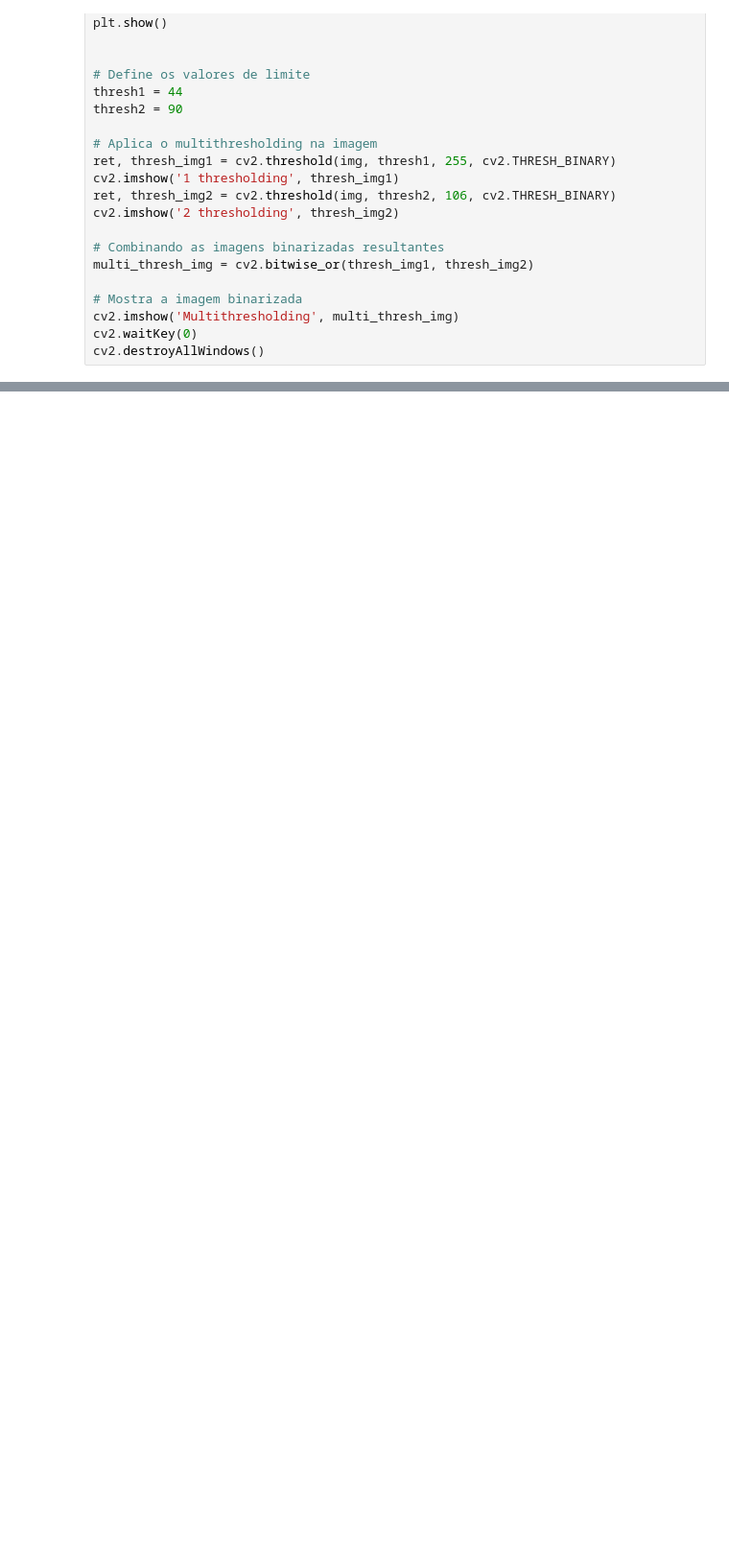
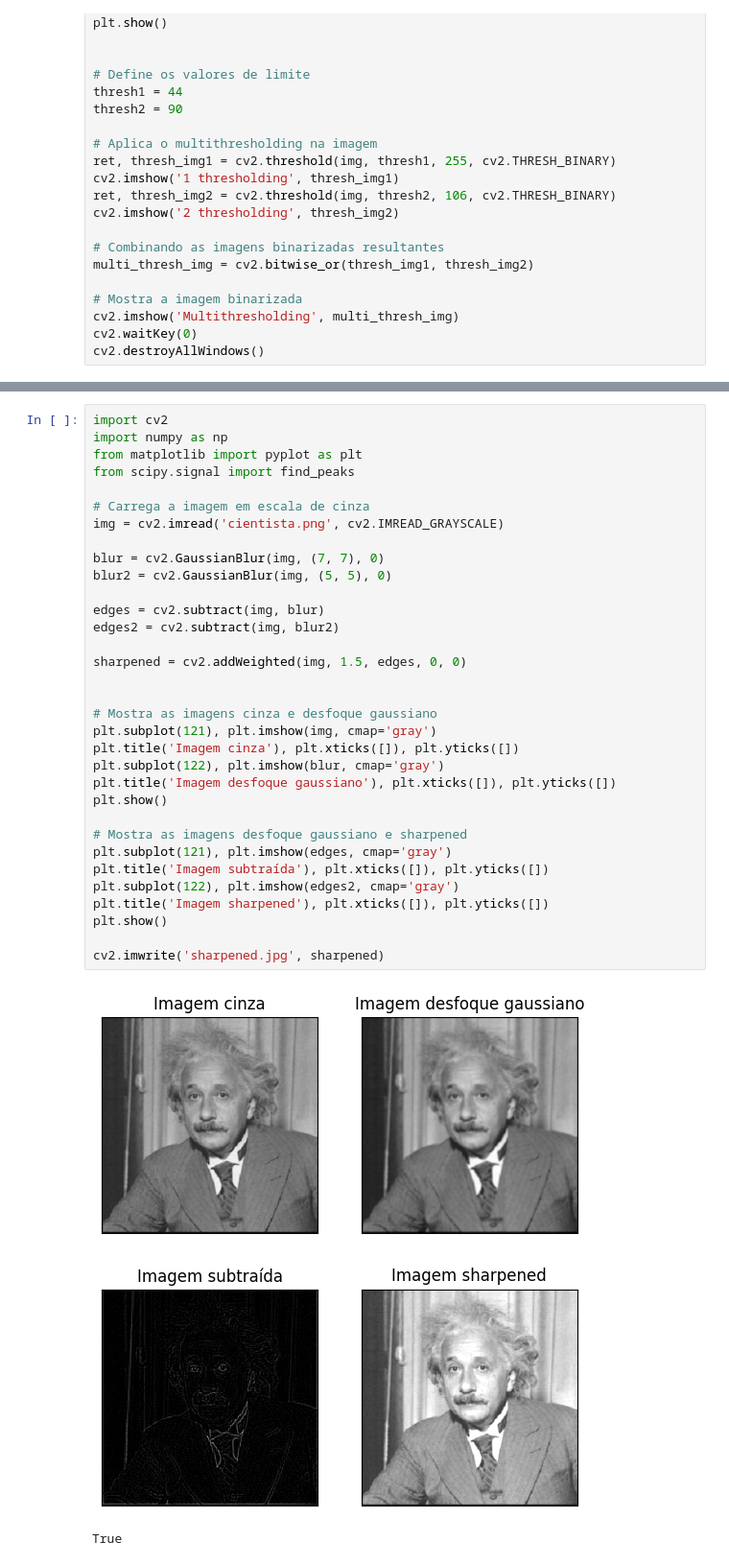
Before and after one commit to vods18/visao-computacional, a Jupyter notebook: workflow.ipynb, the cells around one changed output, grey strips where cells are left out. Shown at 96% size. Cells and saved outputs as stored; diff of their text form; blank space fills up the shorter version.

```diff
--- a/workflow.ipynb
+++ b/workflow.ipynb
@@ -130,0 +121,37 @@ Maior pico: 197
+# %%
+import cv2
+import numpy as np
+from matplotlib import pyplot as plt
+from scipy.signal import find_peaks
+
+# Carrega a imagem em escala de cinza
+img = cv2.imread('cientista.png', cv2.IMREAD_GRAYSCALE)
+
+blur = cv2.GaussianBlur(img, (7, 7), 0)
+blur2 = cv2.GaussianBlur(img, (5, 5), 0)
+
+edges = cv2.subtract(img, blur)
+edges2 = cv2.subtract(img, blur2)
+
+sharpened = cv2.addWeighted(img, 1.5, edges, 0, 0)
+
+
+# Mostra as imagens cinza e desfoque gaussiano
+plt.subplot(121), plt.imshow(img, cmap='gray')
+plt.title('Imagem cinza'), plt.xticks([]), plt.yticks([])
+plt.subplot(122), plt.imshow(blur, cmap='gray')
+plt.title('Imagem desfoque gaussiano'), plt.xticks([]), plt.yticks([])
+plt.show()
+
+# Mostra as imagens desfoque gaussiano e sharpened
+plt.subplot(121), plt.imshow(edges, cmap='gray')
+plt.title('Imagem subtraída'), plt.xticks([]), plt.yticks([])
+plt.subplot(122), plt.imshow(edges2, cmap='gray')
+plt.title('Imagem sharpened'), plt.xticks([]), plt.yticks([])
+plt.show()
+
+cv2.imwrite('sharpened.jpg', sharpened)
+# %% [output]
+[figure, added]
+[figure, added]
+True
```
Also changed, not shown: parts of 2 cells of this notebook, 6 other files.
